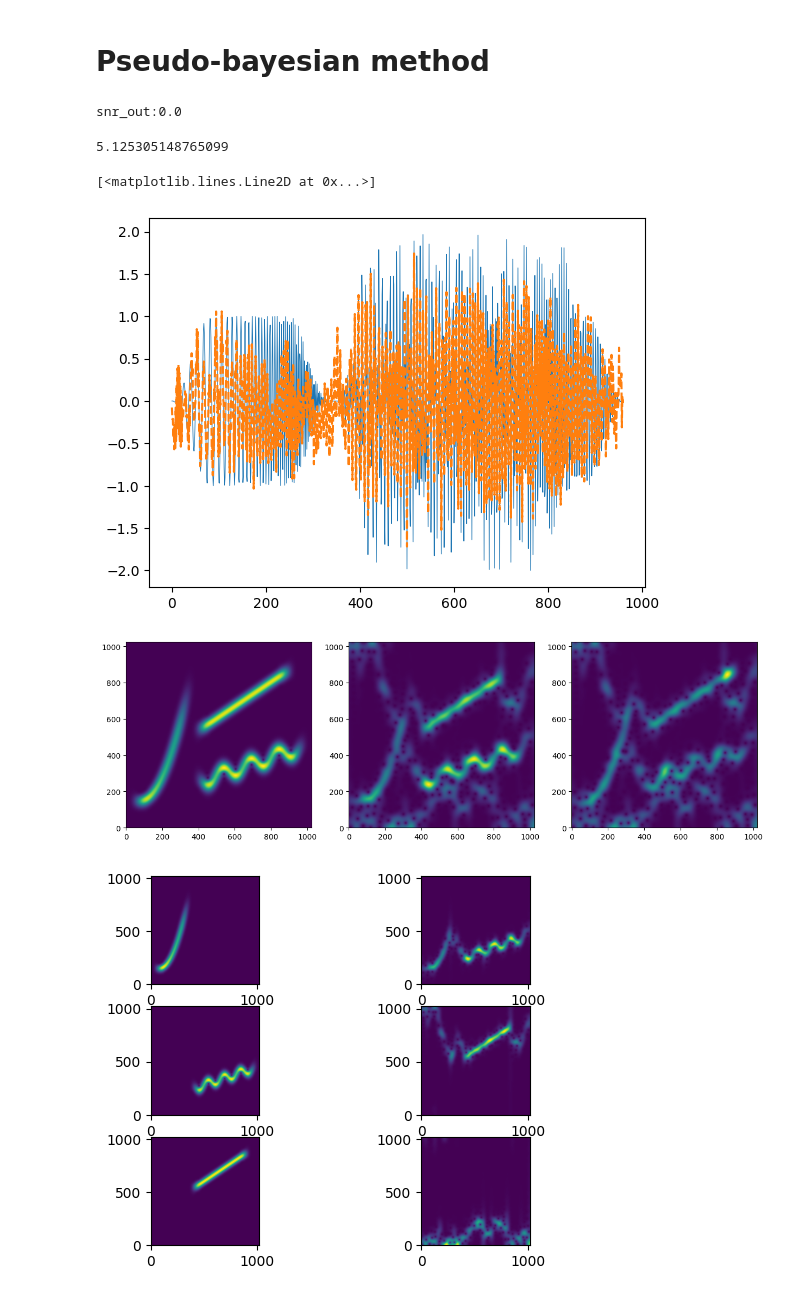
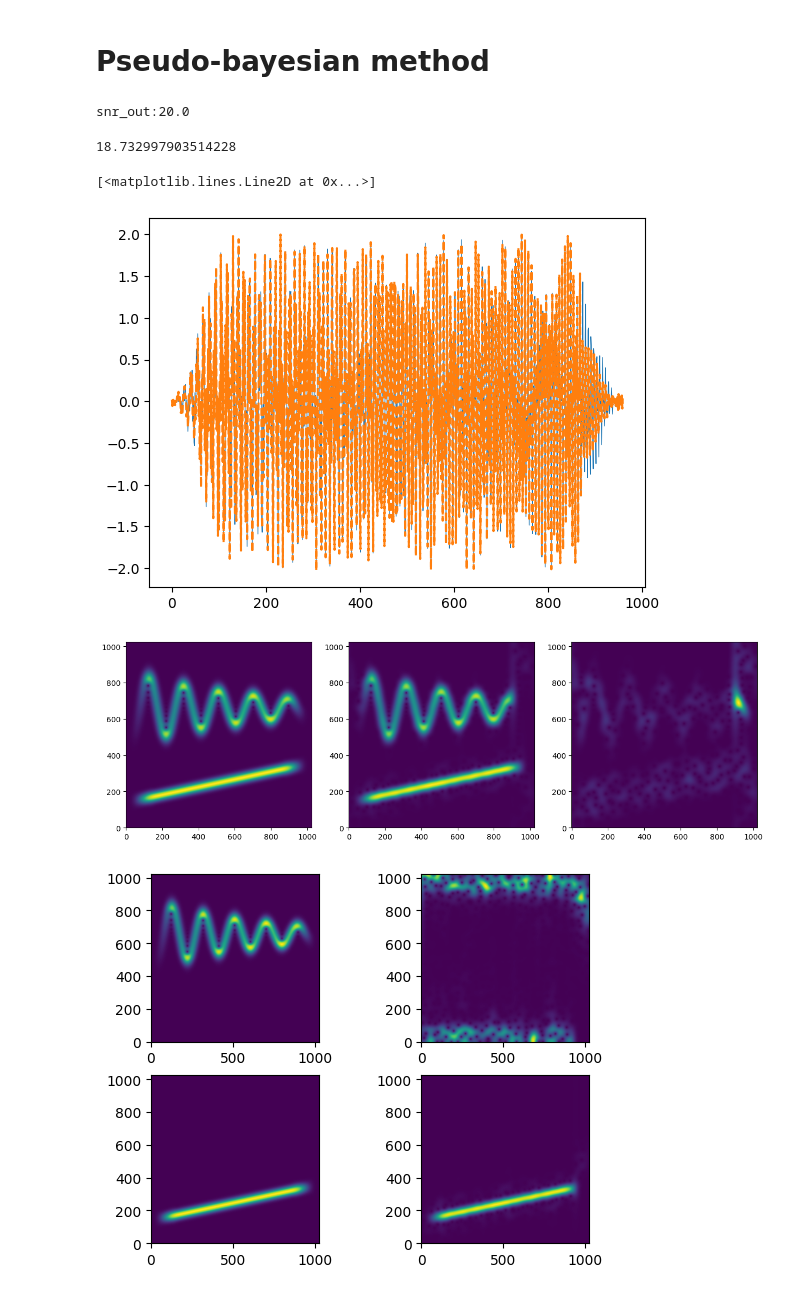
Before and after one commit to jmiramont/benchmarks_eusipco2023, a Jupyter notebook: notebooks/demo_method_pseudo_bayesian.ipynb, the cells around one changed output. Drawn from its saved outputs; the diff is of its cells as text; code cells hidden in the pictures.

```diff
--- a/notebooks/demo_method_pseudo_bayesian.ipynb
+++ b/notebooks/demo_method_pseudo_bayesian.ipynb
@@ -18,20 +18,20 @@ import os
 # np.random.seed(0)
 
 # signal parameters
-SNRin = 0
+SNRin = 20
 N = 2**10
 # Nsub=N//2
 sbank = SignalBank(N=N, return_signal=True)
 tmin = sbank.tmin
 tmax = sbank.tmax
-# s = sbank.signal_mc_dumped_cos()
+s = sbank.signal_mc_damped_cos()
 # s = sbank.signal_mc_crossing_chirps()
-s = sbank.signal_mc_synthetic_mixture_5()
+# s = sbank.signal_mc_synthetic_mixture_5()
 
 signal, noise = add_snr(s,SNRin)
 # signal = s + noise*np.sqrt(N/Nsub)
 # %% [output]
-snr_out:0.0
+snr_out:20.0
 # %%
 Nfft = 2*N
 g,_ = get_round_window(Nfft)
@@ -41,20 +41,20 @@ F = F[0:N+1]
 methodml = NewMethod()
 funa = methodml.method
 # xr = pb_method(x, Ncomp, use_sst, ds, beta, alpha, div, Pnei, PneiMask)
-use_sst = False
-ds = []
-beta = []
-alpha = []
-div = 4
-Pnei = 35
-PneiMask = 20
-M = N
-L = 20
+# use_sst = False
+# ds = []
+# beta = []
+# alpha = []
+# div = 4
+# Pnei = 35
+# PneiMask = 20
+# M = N
+# L = 20
 # signal_output = funa(signal, [], use_sst, ds, beta, alpha, div, Pnei, PneiMask, M, L )
-signal_output = funa(signal,[],False,[],[],[])
+signal_output = funa(signal,[],False)
 print(10*np.log10((np.sum(s[tmin:tmax]**2))/(np.sum((s[tmin:tmax]-signal_output[tmin:tmax])**2))))
 # %% [output]
-5.125305148765099
+18.732997903514228
 # %%
 S_output, F_output = get_spectrogram(signal_output, window = g)
 F_output = F_output[0:N+1]
@@ -64,7 +64,7 @@ plt.plot(s[tmin:tmax], linewidth=0.5)
 plt.plot(signal_output[tmin:tmax],'--')
 # %% [output]
 [<matplotlib.lines.Line2D at 0x...>]
-[figure, old version]
+[figure, new version]
 # %%
 fig, ax = plt.subplots(1,3,figsize = (15,5))
 ax[0].imshow(abs(F), origin='lower')#, cmap=cmocean.cm.deep)
@@ -75,25 +75,25 @@ ax[2].imshow(abs(F-F_output), origin='lower')#, cmap=cmocean.cm.deep)
 # ax[1].grid(True)
 plt.show()
 # %% [output]
-[figure, old version]
+[figure, new version]
 # %%
-signal_output = funa(signal, [], [], [], [], [], [], [], [], [], [], True)
+signal_output = funa(signal, [], True, [], [], [], [], [], [], [], [], True)
 
 fig, axs = plt.subplots(signal.total_comps,2)
 
 for i in range(signal.total_comps):
 
     S, F = get_spectrogram(signal.comps[i], window = g)
     F = F[0:N+1]
     S_output, F_output = get_spectrogram(signal_output[i], window = g)
     F_output = F_output[0:N+1]
 
     axs[i,0].imshow(abs(F), origin='lower')#, cmap=cmocean.cm.deep)
     axs[i,1].imshow(abs(F_output), origin='lower')#, cmap=cmocean.cm.deep)
 
 plt.show()
 # %% [output]
-[figure, old version]
+[figure, new version]
 # %%
 from benchmark_demo.perf_metrics import order_components, mse
 
```
Also changed, not shown: parts of 2 cells of this notebook, 12 other files.
